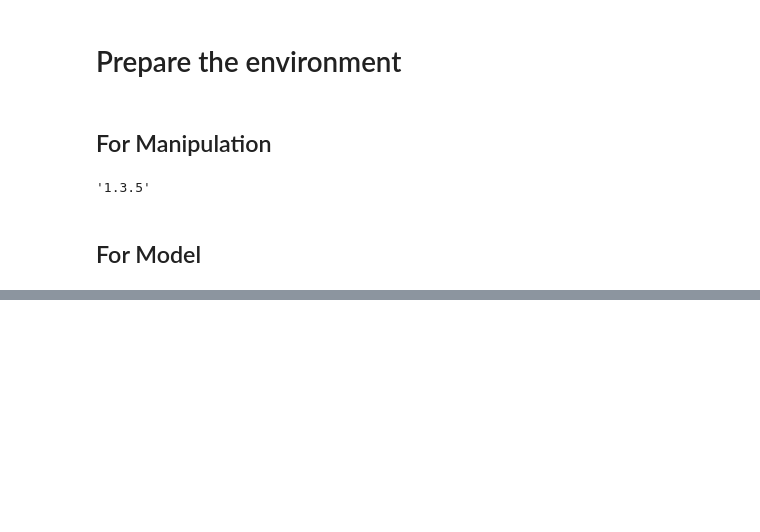
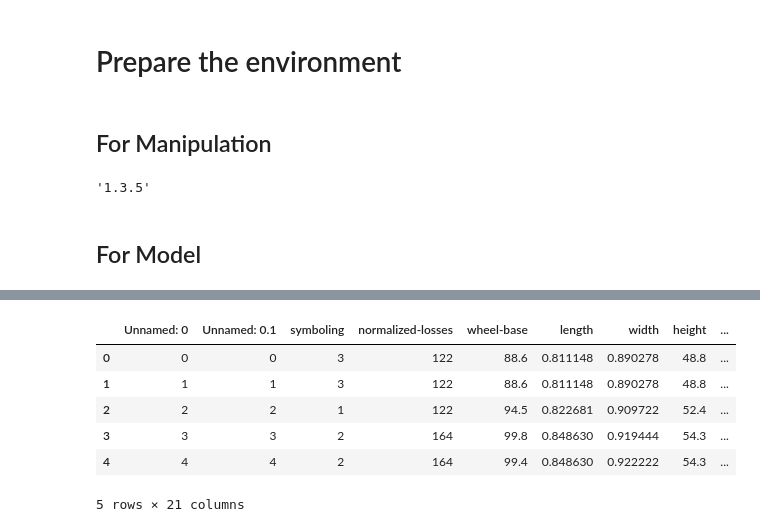
Before and after one commit to FernandoCallasaca/car_price_prediction_python_ml, a Jupyter notebook: 4. Model Evaluation and Refinement.ipynb, the cells around one changed output, grey strips where cells are left out. Saved outputs shown, nothing was run; the diff lists cells and outputs as text; code cells hidden in the pictures; blank space fills up the shorter version.

```diff
--- a/4. Model Evaluation and Refinement.ipynb
+++ b/4. Model Evaluation and Refinement.ipynb
@@ -19,0 +58,12 @@ df_cars = pd.read_csv()
+# %%
+# get only the numerical columns
+df_cars = df_cars._get_numeric_data()
+df_cars.head()
+# %% [output]
+|  | Unnamed: 0 | Unnamed: 0.1 | symboling | normalized-losses | wheel-base | length | width | height | ... |
+| 0 | 0 | 0 | 3 | 122 | 88.6 | 0.811148 | 0.890278 | 48.8 | ... |
+| 1 | 1 | 1 | 3 | 122 | 88.6 | 0.811148 | 0.890278 | 48.8 | ... |
+| 2 | 2 | 2 | 1 | 122 | 94.5 | 0.822681 | 0.909722 | 52.4 | ... |
+| 3 | 3 | 3 | 2 | 164 | 99.8 | 0.848630 | 0.919444 | 54.3 | ... |
+| 4 | 4 | 4 | 2 | 164 | 99.4 | 0.848630 | 0.922222 | 54.3 | ... |
+5 rows × 21 columns
```
Also changed, not shown: parts of 27 cells of this notebook, 1 other file.
